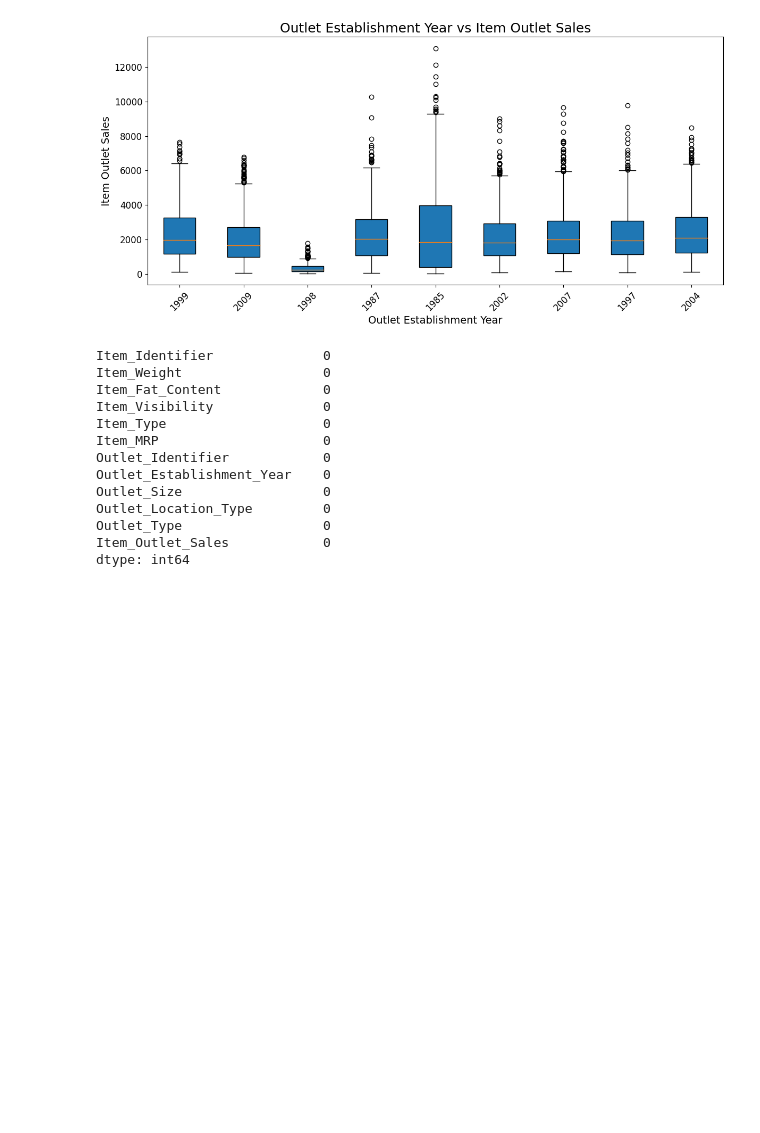
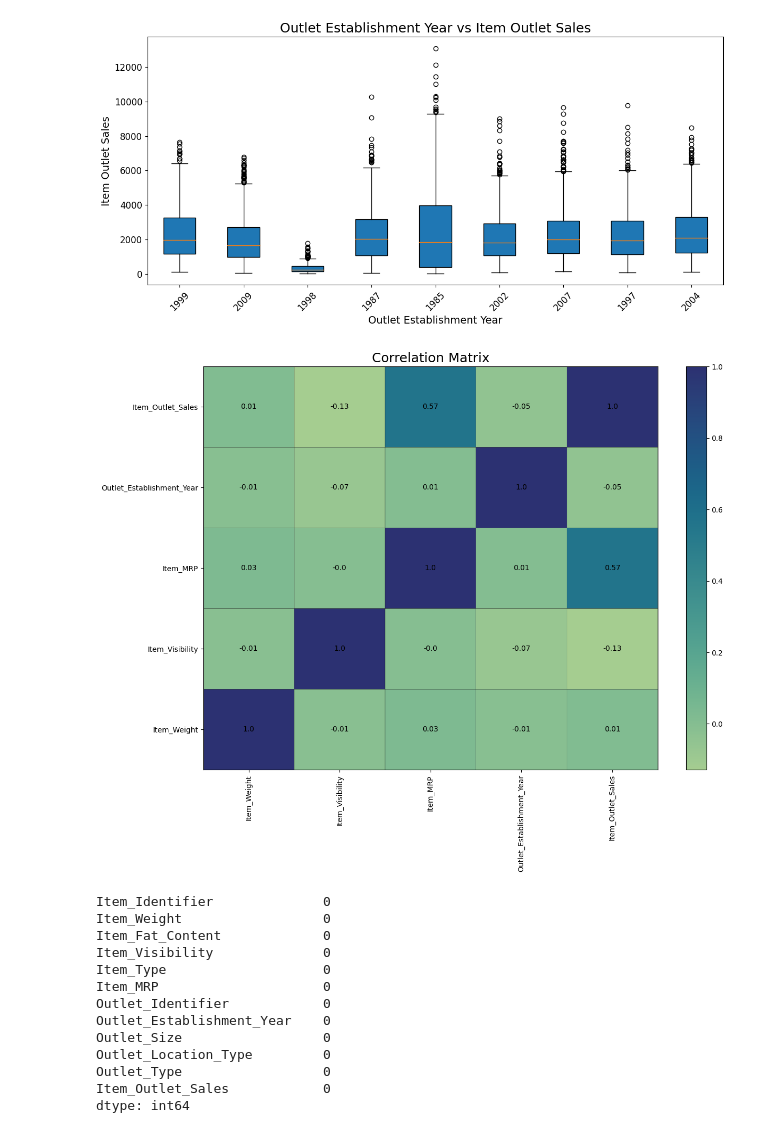
Before and after one commit to AromaDsouza/BigMart_Sales_Prediction, a Jupyter notebook: BigMart_Sales_Prediction.ipynb, the cells around one changed output. Cells and saved outputs as stored; diff of their text form; code cells hidden in the pictures; blank space fills up the shorter version.

```diff
--- a/BigMart_Sales_Prediction.ipynb
+++ b/BigMart_Sales_Prediction.ipynb
@@ -329,6 +344,27 @@ plt.tight_layout()
 plt.show()
 # %% [output]
 [figure]
+# %%
+numeric_data = train_data.select_dtypes(include = ['float64' , 'int64'])
+
+correlation_matrix = numeric_data.corr()
+
+plt.figure(figsize = (14,10))
+plt.pcolor(correlation_matrix, cmap = 'crest', edgecolors = 'k', linewidths = 0.2)
+plt.colorbar()
+
+for i in range(len(correlation_matrix.columns)):
+    for j in range(len(correlation_matrix.columns)):
+        plt.text(j + 0.5, i + 0.5, round(correlation_matrix.iloc[i, j], 2),
+                 ha='center', va='center', color='black')
+
+plt.xticks(np.arange(0.5, len(correlation_matrix.columns), 1), correlation_matrix.columns, rotation=90)
+plt.yticks(np.arange(0.5, len(correlation_matrix.columns), 1), correlation_matrix.columns)
+plt.title('Correlation Matrix', fontsize=18)
+
+plt.show()
+# %% [output]
+[figure, added]
 # %%
 #Preprocessing the train data
 
```
Also changed, not shown: parts of 5 cells of this notebook.
